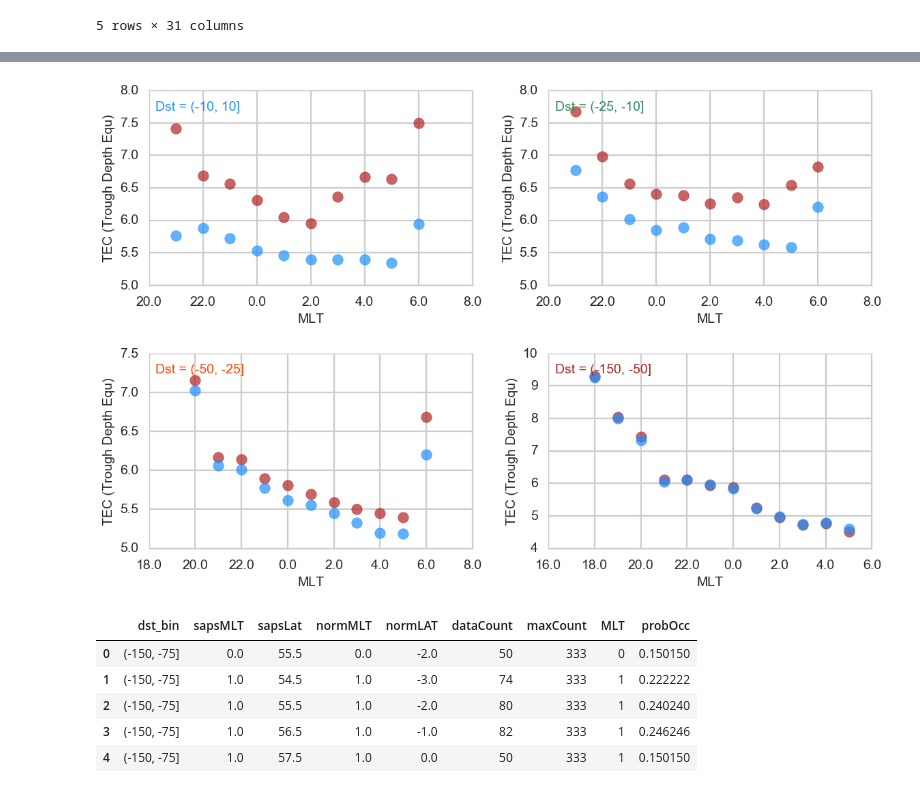
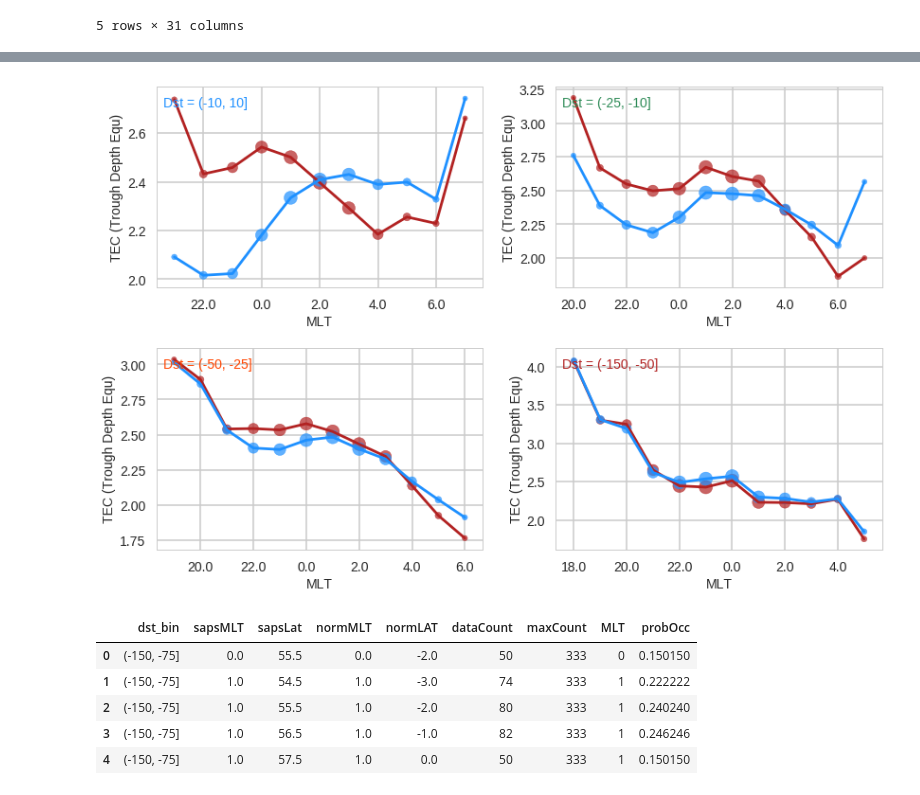
Before and after one commit to bharatreddy/sapstec, a Jupyter notebook: ipy/saps_tec.ipynb, the cells around one changed output, grey strips where cells are left out. Cells and saved outputs as stored; diff of their text form; code cells hidden in the pictures.

```diff
--- a/ipy/saps_tec.ipynb
+++ b/ipy/saps_tec.ipynb
@@ -15,7 +15,7 @@ import scipy
 import feather
 %matplotlib inline
 # %%
-rel_perc_cutoff = 0.15
+rel_perc_cutoff = 0.1
 # %%
 finBndDF = feather.read_dataframe('../data/trghBndDst-fits.feather')
 # There is 24 MLT and 0 MLT, remove the discrepancy
@@ -513,23 +516,27 @@ axArr.append( f.add_subplot(2,2,3) )
 axArr.append( f.add_subplot(2,2,4) )
 
 for dstInd, currDst in enumerate(dstBinArrSorted):
-    currSapsDF = trghMeanSapsDF[ trghMeanSapsDF["dst_bin"] == currDst ]
-    currAllDF = trghMeanDF[ trghMeanDF["dst_bin"] == currDst ]
+    currSapsDF = trghMeanSapsDF[ (trghMeanSapsDF["dst_bin"] == currDst) & (trghMeanSapsDF["normMLT"] <= 5) ]
+    currAllDF = trghMeanDF[ (trghMeanDF["dst_bin"] == currDst) & (trghMeanDF["normMLT"] <= 5) ]
 
     axArr[dstInd].scatter(currSapsDF['normMLT'],
-            currSapsDF['tecPol_mean'],
+            currSapsDF['delTecPol_mean'],
             marker='o',
             color="firebrick",
             alpha=0.7,
-            s = 124,
+            s = currSapsDF['rel_perc_mean']*200,
             label='SAPS TIME')
+    axArr[dstInd].plot(currSapsDF['normMLT'],
+            currSapsDF['delTecPol_mean'], color="firebrick")
     axArr[dstInd].scatter(currAllDF['normMLT'],
-            currAllDF['tecPol_mean'],
+            currAllDF['delTecPol_mean'],
             marker='o',
             color="dodgerblue",
             alpha=0.7,
-            s = 124,
+            s = currAllDF['rel_perc_mean']*200,
             label='NON SAPS TIME')
+    axArr[dstInd].plot(currAllDF['normMLT'],
+            currAllDF['delTecPol_mean'], color="dodgerblue")
 
     axArr[dstInd].text(0.02, 0.9,  "Dst = " + currDst,
             transform=axArr[dstInd].transAxes,
@@ -550,40 +557,44 @@ bins = numpy.arange(50,70,1)
 f = plt.figure(figsize=(12, 8))
 axArr = []
 axArr.append( f.add_subplot(2,2,1) )
 axArr.append( f.add_subplot(2,2,2) )
 axArr.append( f.add_subplot(2,2,3) )
 axArr.append( f.add_subplot(2,2,4) )
 
 for dstInd, currDst in enumerate(dstBinArrSorted):
-    currSapsDF = trghMeanSapsDF[ trghMeanSapsDF["dst_bin"] == currDst ]
-    currAllDF = trghMeanDF[ trghMeanDF["dst_bin"] == currDst ]
+    currSapsDF = trghMeanSapsDF[ (trghMeanSapsDF["dst_bin"] == currDst) & (trghMeanSapsDF["normMLT"] <= 5) ]
+    currAllDF = trghMeanDF[ (trghMeanDF["dst_bin"] == currDst) & (trghMeanDF["normMLT"] <= 5) ]
 
     axArr[dstInd].scatter(currSapsDF['normMLT'],
-            currSapsDF['tecEqu_mean'],
+            currSapsDF['delTecEqu_mean'],
             marker='o',
             color="firebrick",
             alpha=0.7,
-            s = 124,
+            s = currSapsDF['rel_perc_mean']*200,
             label='SAPS TIME')
+    axArr[dstInd].plot(currSapsDF['normMLT'],
+            currSapsDF['delTecEqu_mean'], color="firebrick")
     axArr[dstInd].scatter(currAllDF['normMLT'],
-            currAllDF['tecEqu_mean'],
+            currAllDF['delTecEqu_mean'],
             marker='o',
             color="dodgerblue",
             alpha=0.7,
-            s = 124,
+            s = currAllDF['rel_perc_mean']*200,
             label='NON SAPS TIME')
+    axArr[dstInd].plot(currAllDF['normMLT'],
+            currAllDF['delTecEqu_mean'], color="dodgerblue")
 
     axArr[dstInd].text(0.02, 0.9,  "Dst = " + currDst,
             transform=axArr[dstInd].transAxes,
             color=colDict[currDst], fontsize=14)
     axArr[dstInd].set_xlabel("MLT", fontsize=14)
     axArr[dstInd].set_ylabel("TEC (Trough Depth Equ)", fontsize=14)
     axArr[dstInd].tick_params(labelsize=14)
     axArr[dstInd].xaxis.set_major_formatter(FuncFormatter(format_mlt_normMLT_ticks))
 plt.tight_layout()
 plt.savefig("../figs/trghDepEqu-TEC-compr.eps",bbox_inches='tight')
 # %% [output]
-[figure, old version]
+[figure, new version]
 # %%
 # Here we'll compare SAPS mean location with TEC Boundaries and Min loc!!!
 sapsProbFileName = "../data/sapsProbs.txt"
```
Also changed, not shown: parts of 13 cells of this notebook, 11 other files.
